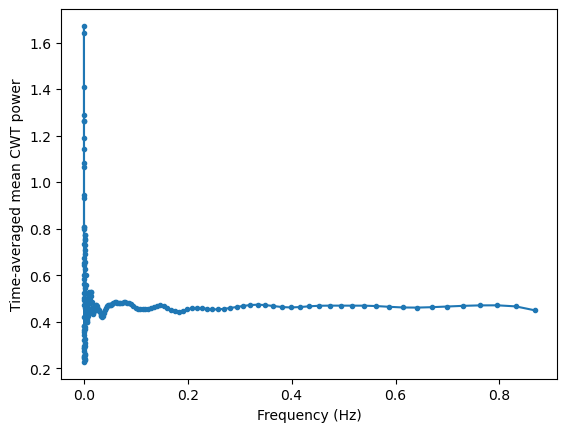
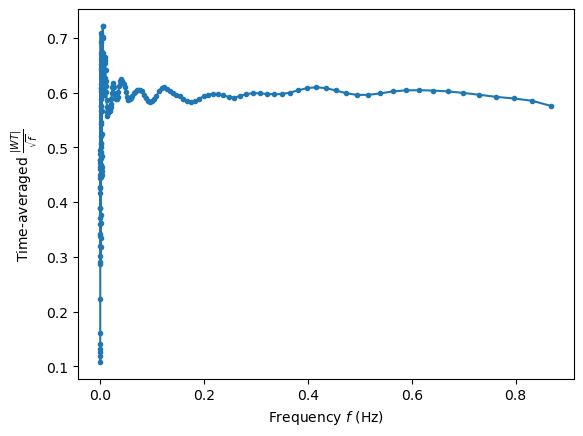
The change to this notebook cell's code, shown as a diff; its figure went from the first image to the second:
--- before
+++ after
@@ -1,4 +1,4 @@
-plt.plot(res.f, np.array(ps).mean(axis=0)/res.f, marker='.')
+plt.plot(res.f, np.array(ps).mean(axis=0)/np.sqrt(res.f), marker='.')
 # plt.xscale('log')
-plt.xlabel('Frequency (Hz)')
-plt.ylabel('Time-averaged mean CWT power')
+plt.xlabel(r'Frequency $f$ (Hz)')
+plt.ylabel(r'Time-averaged $\frac{|WT|}{\sqrt{f}}$')

Commit: update